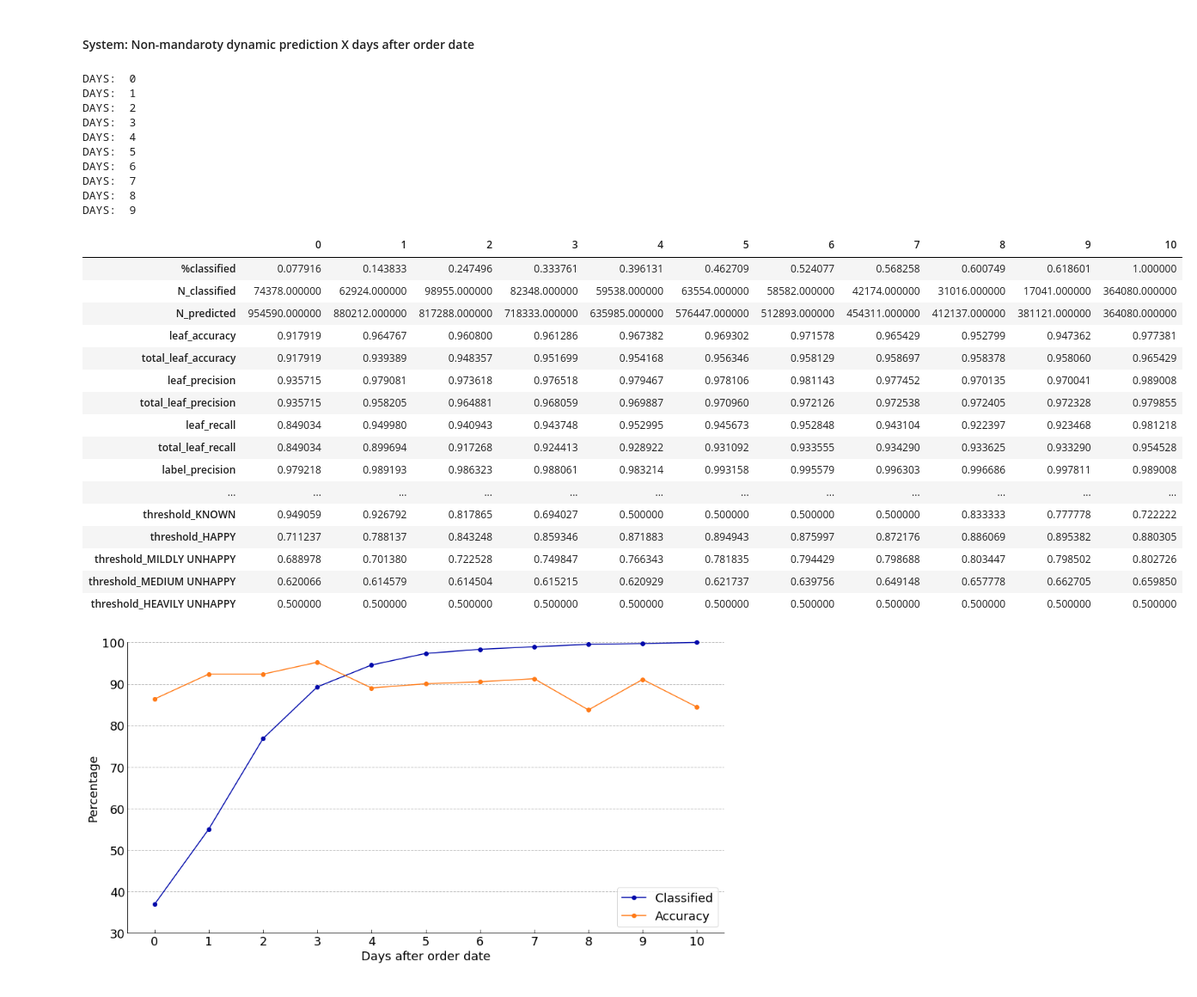
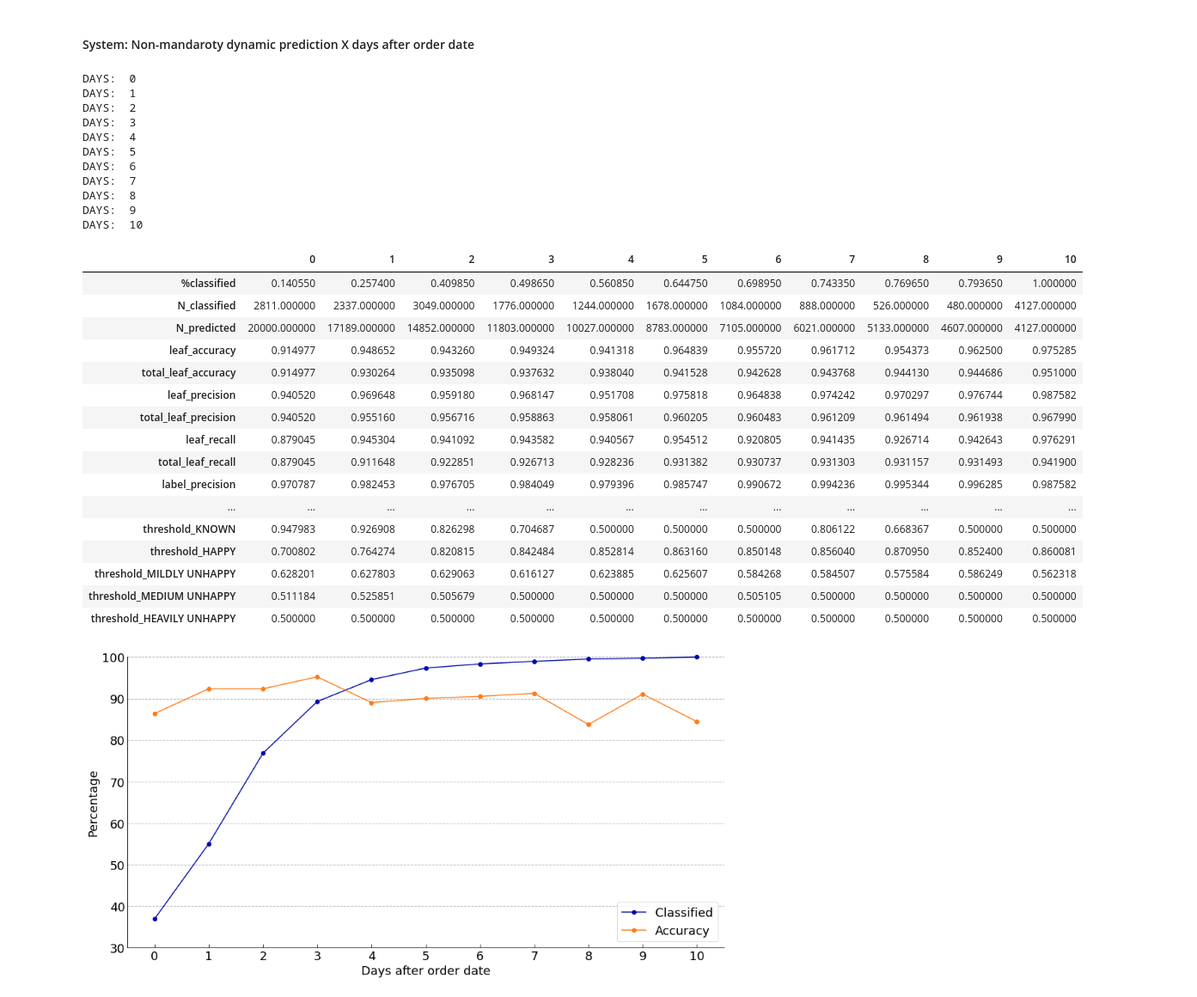
Before and after one commit to thomas-brink/CAT-HCOT, a Jupyter notebook: Seminar_Hierarchical_Classifiers.ipynb, the cells around one changed output. Shown at 86% size. Saved outputs shown, nothing was run; the diff lists cells and outputs as text; code cells hidden in the pictures.

```diff
--- a/Seminar_Hierarchical_Classifiers.ipynb
+++ b/Seminar_Hierarchical_Classifiers.ipynb
@@ -553,14 +553,14 @@ def dynamicHierarchicalClassifier(START, END, threshold = None, threshold_type =
                            '3_max_depth'   : [14,14,14,14,14,14,14,14,14,14,14],
                            '3_n_estimators': [20,45,30,30,30,30,45,45,45,45,45]})
 
-    #certainty = 0.99 #lourens = 0.99 / thomas = 0.98 / mathilde = 0.97 / jim = 0.96
+    certainty = 0.99 #lourens = 0.99 / thomas = 0.98 / mathilde = 0.97 / jim = 0.96
     certainty_list = np.linspace(0.99,0.95,11)
 
     statistics, previous_pred_block, feature_importances, decision_trees = None, None, None, None
 
     for DAYS in range(START, END+1):
 
-        X, y = functions.dataX(df, DATE, X_col, Y_col, historic_variable, DAYS)
+        X, y = functions.dataX(df_, DATE, X_col, Y_col, historic_variable, DAYS)
 
         X_train_preburn = X.iloc[:int(0.8*len(X))]
         y_train_preburn = y.iloc[:int(0.8*len(y))]
@@ -588,7 +588,7 @@ def dynamicHierarchicalClassifier(START, END, threshold = None, threshold_type =
 
         THRESHOLDS = {}
         for node in range(1,8):
-            name, threshold = opt_threshold(probs, node, DAYS, certainty_list[DAYS])
+            name, threshold = opt_threshold(probs, node, DAYS, certainty)
             THRESHOLDS[name] = threshold
 
         if DAYS == START: #create dataframe to save predictions
@@ -645,42 +645,45 @@ DAYS:  6
 DAYS:  7
 DAYS:  8
 DAYS:  9
+DAYS:  10
 # %%
 results = pd.DataFrame.from_dict(statistics)
 
 for ix, node in enumerate(['ORDERS','KNOWN','UNHAPPY']):
     col_name = 'block_'+node
     results[col_name] = results['%blocking'].apply(lambda x: x[node])
+    col_name = 'Tblock_'+node
+    results[col_name] = results['%Tblocking'].apply(lambda x: x[node])
 for ix, node in enumerate(['UNKNOWN','KNOWN','HAPPY','MILDLY UNHAPPY','MEDIUM UNHAPPY','HEAVILY UNHAPPY']):
     col_name = 'threshold_'+node
     results[col_name] = results['thresholds'].apply(lambda x: x[node])
 
-results_plot = results.drop(['%blocking','thresholds'], axis = 1)
+results_plot = results.drop(['%blocking','%Tblocking','thresholds'], axis = 1)
 results = results_plot.transpose()
 
 with pd.ExcelWriter('/Users/LV/Desktop/OUTPUT.xlsx', mode = 'a', engine = 'openpyxl') as writer:
     results.to_excel(writer, sheet_name = 'LRRFRF-TC') #CHANGE NAME!
 
 #feature_importances.to_excel('/Users/LV/Desktop/featureimportance.xlsx')
 
-#results
+results
 # %% [output]
 |  | 0 | 1 | 2 | 3 | 4 | 5 | 6 | 7 | 8 | 9 | 10 |
-| %classified | 0.077916 | 0.143833 | 0.247496 | 0.333761 | 0.396131 | 0.462709 | 0.524077 | 0.568258 | 0.600749 | 0.618601 | 1.000000 |
-| N_classified | 74378.000000 | 62924.000000 | 98955.000000 | 82348.000000 | 59538.000000 | 63554.000000 | 58582.000000 | 42174.000000 | 31016.000000 | 17041.000000 | 364080.000000 |
-| N_predicted | 954590.000000 | 880212.000000 | 817288.000000 | 718333.000000 | 635985.000000 | 576447.000000 | 512893.000000 | 454311.000000 | 412137.000000 | 381121.000000 | 364080.000000 |
-| leaf_accuracy | 0.917919 | 0.964767 | 0.960800 | 0.961286 | 0.967382 | 0.969302 | 0.971578 | 0.965429 | 0.952799 | 0.947362 | 0.977381 |
-| total_leaf_accuracy | 0.917919 | 0.939389 | 0.948357 | 0.951699 | 0.954168 | 0.956346 | 0.958129 | 0.958697 | 0.958378 | 0.958060 | 0.965429 |
-| leaf_precision | 0.935715 | 0.979081 | 0.973618 | 0.976518 | 0.979467 | 0.978106 | 0.981143 | 0.977452 | 0.970135 | 0.970041 | 0.989008 |
-| total_leaf_precision | 0.935715 | 0.958205 | 0.964881 | 0.968059 | 0.969887 | 0.970960 | 0.972126 | 0.972538 | 0.972405 | 0.972328 | 0.979855 |
-| leaf_recall | 0.849034 | 0.949980 | 0.940943 | 0.943748 | 0.952995 | 0.945673 | 0.952848 | 0.943104 | 0.922397 | 0.923468 | 0.981218 |
-| total_leaf_recall | 0.849034 | 0.899694 | 0.917268 | 0.924413 | 0.928922 | 0.931092 | 0.933555 | 0.934290 | 0.933625 | 0.933290 | 0.954528 |
-| label_precision | 0.979218 | 0.989193 | 0.986323 | 0.988061 | 0.983214 | 0.993158 | 0.995579 | 0.996303 | 0.996686 | 0.997811 | 0.989008 |
+| %classified | 0.140550 | 0.257400 | 0.409850 | 0.498650 | 0.560850 | 0.644750 | 0.698950 | 0.743350 | 0.769650 | 0.793650 | 1.000000 |
+| N_classified | 2811.000000 | 2337.000000 | 3049.000000 | 1776.000000 | 1244.000000 | 1678.000000 | 1084.000000 | 888.000000 | 526.000000 | 480.000000 | 4127.000000 |
+| N_predicted | 20000.000000 | 17189.000000 | 14852.000000 | 11803.000000 | 10027.000000 | 8783.000000 | 7105.000000 | 6021.000000 | 5133.000000 | 4607.000000 | 4127.000000 |
+| leaf_accuracy | 0.914977 | 0.948652 | 0.943260 | 0.949324 | 0.941318 | 0.964839 | 0.955720 | 0.961712 | 0.954373 | 0.962500 | 0.975285 |
+| total_leaf_accuracy | 0.914977 | 0.930264 | 0.935098 | 0.937632 | 0.938040 | 0.941528 | 0.942628 | 0.943768 | 0.944130 | 0.944686 | 0.951000 |
+| leaf_precision | 0.940520 | 0.969648 | 0.959180 | 0.968147 | 0.951708 | 0.975818 | 0.964838 | 0.974242 | 0.970297 | 0.976744 | 0.987582 |
+| total_leaf_precision | 0.940520 | 0.955160 | 0.956716 | 0.958863 | 0.958061 | 0.960205 | 0.960483 | 0.961209 | 0.961494 | 0.961938 | 0.967990 |
+| leaf_recall | 0.879045 | 0.945304 | 0.941092 | 0.943582 | 0.940567 | 0.954512 | 0.920805 | 0.941435 | 0.926714 | 0.942643 | 0.976291 |
+| total_leaf_recall | 0.879045 | 0.911648 | 0.922851 | 0.926713 | 0.928236 | 0.931382 | 0.930737 | 0.931303 | 0.931157 | 0.931493 | 0.941900 |
+| label_precision | 0.970787 | 0.982453 | 0.976705 | 0.984049 | 0.979396 | 0.985747 | 0.990672 | 0.994236 | 0.995344 | 0.996285 | 0.987582 |
 | ... | ... | ... | ... | ... | ... | ... | ... | ... | ... | ... | ... |
-| threshold_KNOWN | 0.949059 | 0.926792 | 0.817865 | 0.694027 | 0.500000 | 0.500000 | 0.500000 | 0.500000 | 0.833333 | 0.777778 | 0.722222 |
-| threshold_HAPPY | 0.711237 | 0.788137 | 0.843248 | 0.859346 | 0.871883 | 0.894943 | 0.875997 | 0.872176 | 0.886069 | 0.895382 | 0.880305 |
-| threshold_MILDLY UNHAPPY | 0.688978 | 0.701380 | 0.722528 | 0.749847 | 0.766343 | 0.781835 | 0.794429 | 0.798688 | 0.803447 | 0.798502 | 0.802726 |
-| threshold_MEDIUM UNHAPPY | 0.620066 | 0.614579 | 0.614504 | 0.615215 | 0.620929 | 0.621737 | 0.639756 | 0.649148 | 0.657778 | 0.662705 | 0.659850 |
+| threshold_KNOWN | 0.947983 | 0.926908 | 0.826298 | 0.704687 | 0.500000 | 0.500000 | 0.500000 | 0.806122 | 0.668367 | 0.500000 | 0.500000 |
+| threshold_HAPPY | 0.700802 | 0.764274 | 0.820815 | 0.842484 | 0.852814 | 0.863160 | 0.850148 | 0.856040 | 0.870950 | 0.852400 | 0.860081 |
+| threshold_MILDLY UNHAPPY | 0.628201 | 0.627803 | 0.629063 | 0.616127 | 0.623885 | 0.625607 | 0.584268 | 0.584507 | 0.575584 | 0.586249 | 0.562318 |
+| threshold_MEDIUM UNHAPPY | 0.511184 | 0.525851 | 0.505679 | 0.500000 | 0.500000 | 0.500000 | 0.505105 | 0.500000 | 0.500000 | 0.500000 | 0.500000 |
 | threshold_HEAVILY UNHAPPY | 0.500000 | 0.500000 | 0.500000 | 0.500000 | 0.500000 | 0.500000 | 0.500000 | 0.500000 | 0.500000 | 0.500000 | 0.500000 |
 # %%
 ### Plot parameters
```
Also changed, not shown: parts of 2 cells of this notebook.
